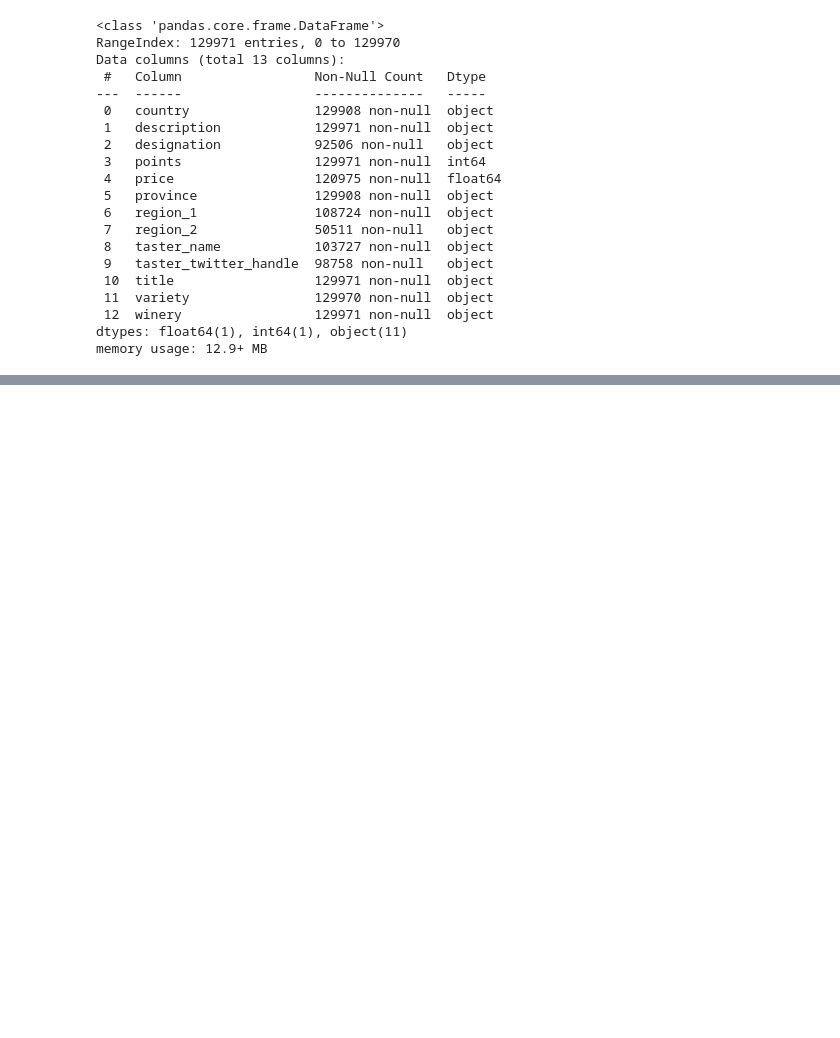
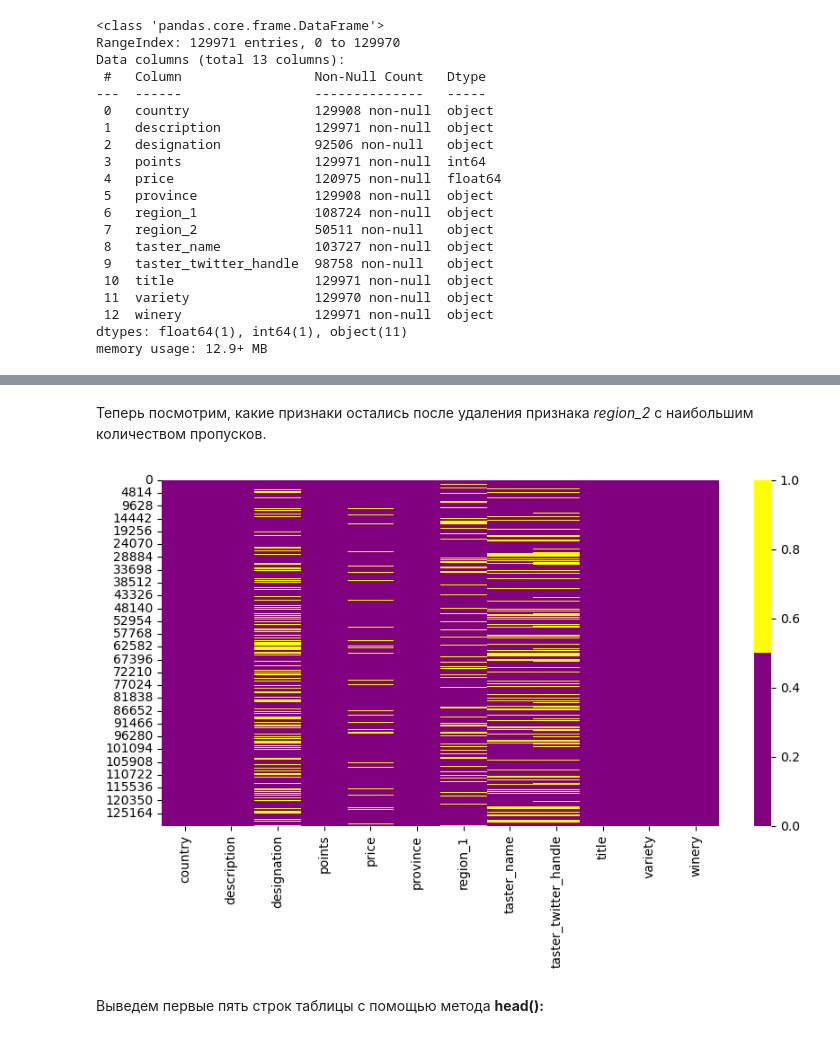
Before and after one commit to Ekaterina-1989/SF_Data_Science, a Jupyter notebook: SkillFactory/EDA/EDA-1. Введение в разведывательный анализ данных. Алгоритмы и методы EDA/EDA-1.ipynb, the cells around one changed output, grey strips where cells are left out. Saved outputs shown, nothing was run; the diff lists cells and outputs as text; code cells hidden in the pictures; blank space fills up the shorter version.

```diff
--- a/SkillFactory/EDA/EDA-1. Введение в разведывательный анализ данных. Алгоритмы и методы EDA/EDA-1.ipynb
+++ b/SkillFactory/EDA/EDA-1. Введение в разведывательный анализ данных. Алгоритмы и методы EDA/EDA-1.ipynb
@@ -93,0 +169,16 @@ df_wine_reviews[df_wine_reviews.duplicated()]
+# %%
+df_wine_reviews_1 = df_wine_reviews_1.drop(["region_2"], axis=1)
+# %% [markdown]
+Теперь посмотрим, какие признаки остались после удаления признака *region_2* с наибольшим количеством пропусков.
+# %%
+# Наглядная тепловая карта пропусков
+colors = ["purple", "yellow"]
+fig = plt.figure(figsize=(10, 5))
+ax = sns.heatmap(
+    df_wine_reviews_1.isnull(),
+    cmap=sns.color_palette(colors),
+)
+# %% [output]
+[figure, added]
+# %% [markdown]
+Выведем первые пять строк таблицы с помощью метода **head():**
```
Also changed, not shown: parts of 36 cells of this notebook, 1 other file.
